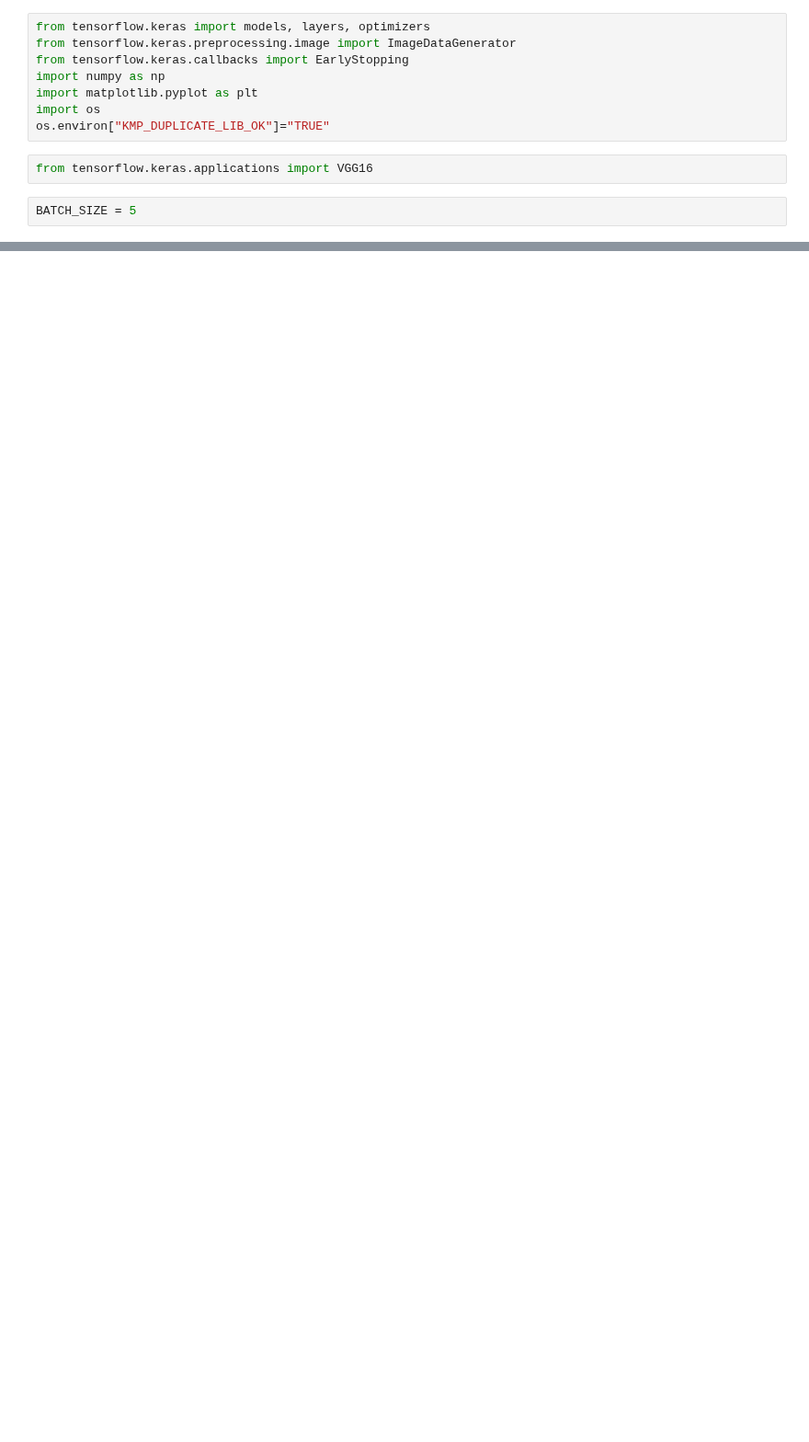
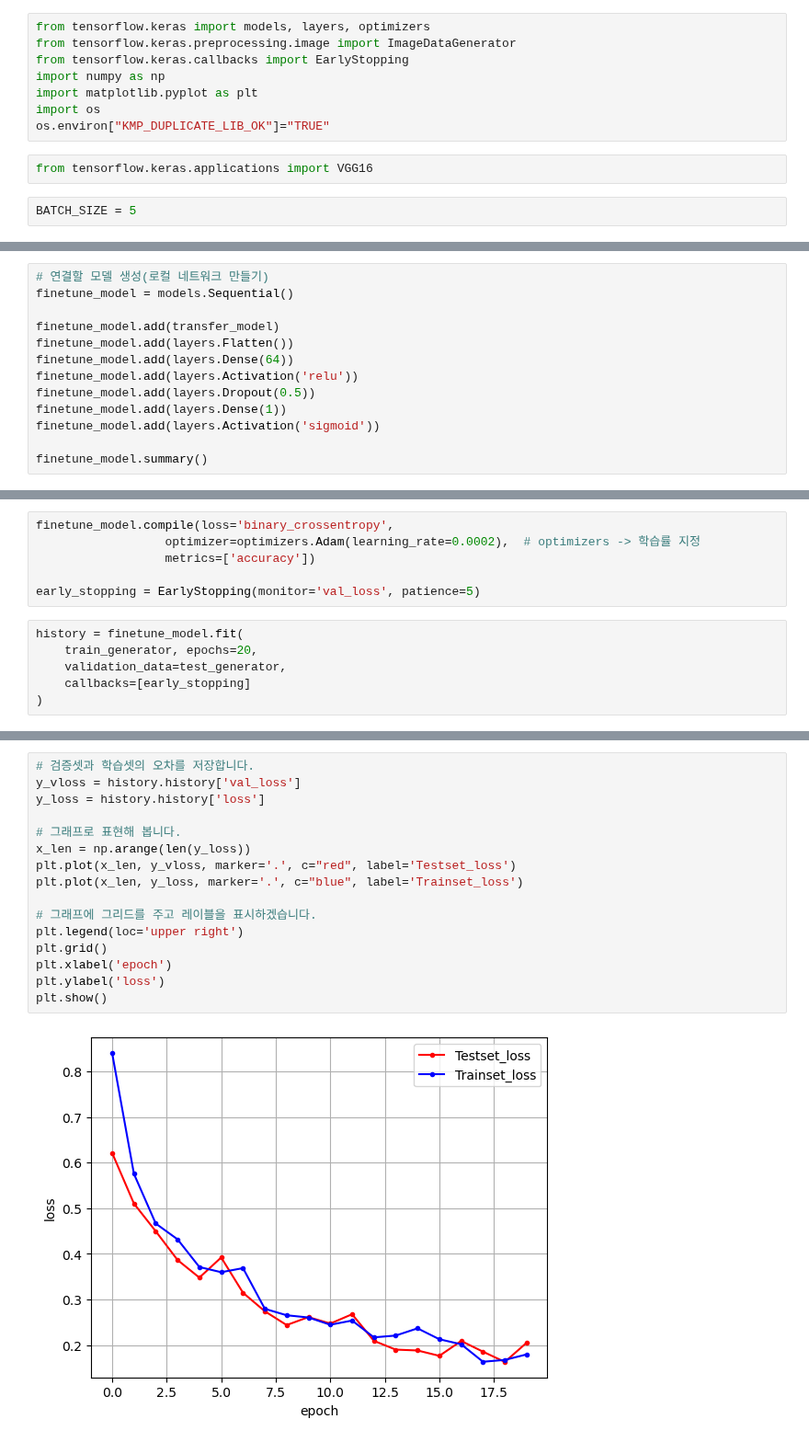
Before and after one commit to Son-Sumin/Jupyter, a Jupyter notebook: dl/practice/Chap20-02.ipynb, the cells around one changed output, grey strips where cells are left out. Shown at 92% size. Drawn from its saved outputs; the diff is of its cells as text; blank space fills up the shorter version.

```diff
--- a/dl/practice/Chap20-02.ipynb
+++ b/dl/practice/Chap20-02.ipynb
@@ -66,3 +74,16 @@ Total params: 14,714,688
 Trainable params: 0
 Non-trainable params: 14,714,688
 _________________________________________________________________
+# %%
+# 연결할 모델 생성(로컬 네트워크 만들기)
+finetune_model = models.Sequential()
+
+finetune_model.add(transfer_model)
+finetune_model.add(layers.Flatten())
+finetune_model.add(layers.Dense(64))
+finetune_model.add(layers.Activation('relu'))
+finetune_model.add(layers.Dropout(0.5))
+finetune_model.add(layers.Dense(1))
+finetune_model.add(layers.Activation('sigmoid'))
+
+finetune_model.summary()
@@ -68,0 +108,12 @@ _________________________________________________________________
+# %%
+finetune_model.compile(loss='binary_crossentropy',
+                  optimizer=optimizers.Adam(learning_rate=0.0002),  # optimizers -> 학습률 지정
+                  metrics=['accuracy'])
+
+early_stopping = EarlyStopping(monitor='val_loss', patience=5)
+# %%
+history = finetune_model.fit(
+    train_generator, epochs=20,
+    validation_data=test_generator,
+    callbacks=[early_stopping]
+)
@@ -68,0 +138,18 @@ _________________________________________________________________
+# %%
+# 검증셋과 학습셋의 오차를 저장합니다.
+y_vloss = history.history['val_loss']
+y_loss = history.history['loss']
+
+# 그래프로 표현해 봅니다.
+x_len = np.arange(len(y_loss))
+plt.plot(x_len, y_vloss, marker='.', c="red", label='Testset_loss')
+plt.plot(x_len, y_loss, marker='.', c="blue", label='Trainset_loss')
+
+# 그래프에 그리드를 주고 레이블을 표시하겠습니다.
+plt.legend(loc='upper right')
+plt.grid()
+plt.xlabel('epoch')
+plt.ylabel('loss')
+plt.show()
+# %% [output]
+[figure, added]
```
Also changed, not shown: parts of 5 cells of this notebook, 4 other files.
